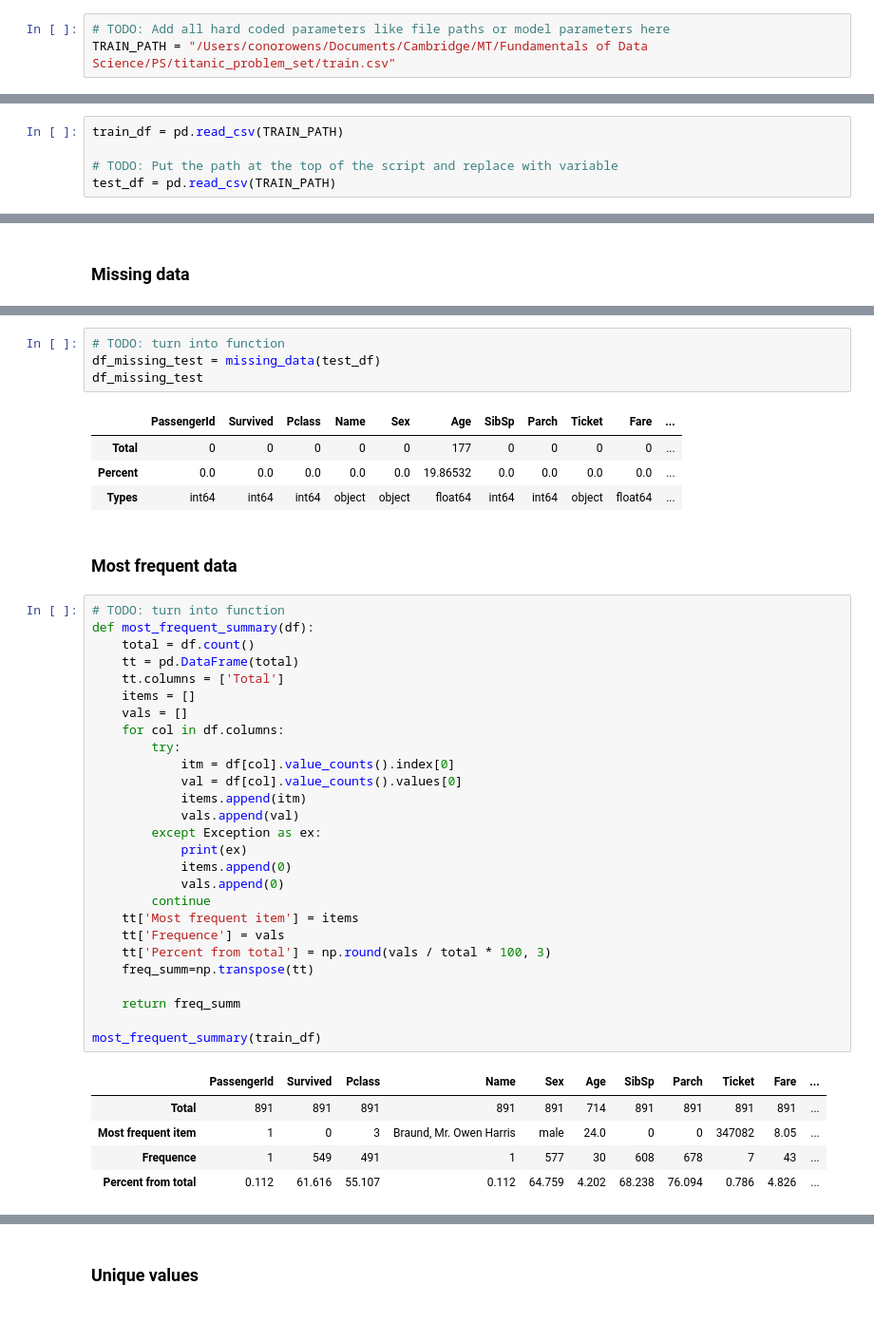
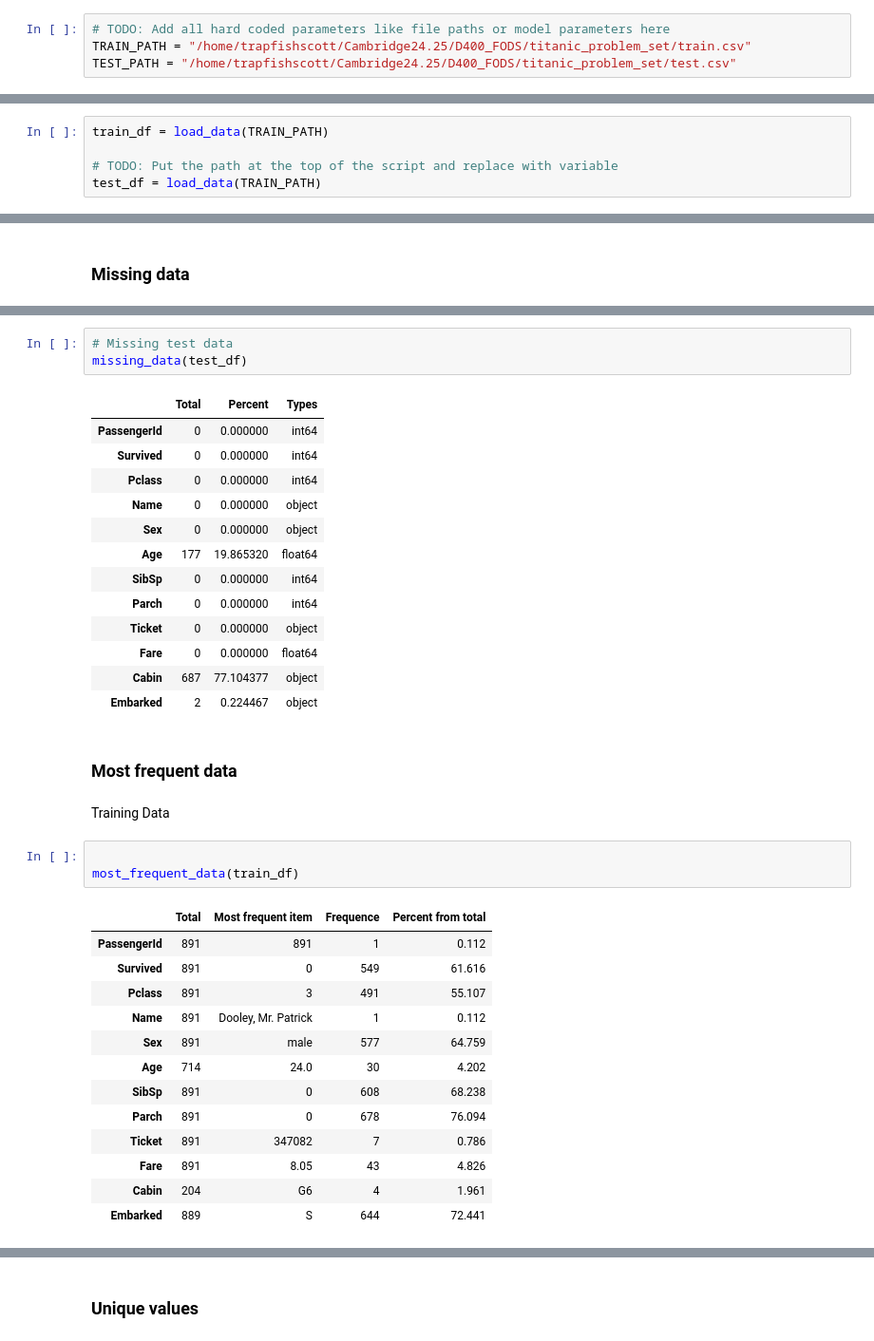
Before and after one commit to cjo51/titanic_problem_set, a Jupyter notebook: Titanic Data Journey.ipynb, the cells around one changed output, grey strips where cells are left out. Shown at 95% size. Cells and saved outputs as stored; diff of their text form.

Commit message:
Added more functions into their respective .py modules

```diff
--- a/Titanic Data Journey.ipynb
+++ b/Titanic Data Journey.ipynb
@@ -20,13 +39,14 @@ from sklearn.ensemble import RandomForestClassifier
 # %%
 # TODO: Add all hard coded parameters like file paths or model parameters here
-TRAIN_PATH = "/Users/conorowens/Documents/Cambridge/MT/Fundamentals of Data Science/PS/titanic_problem_set/train.csv"
+TRAIN_PATH = "/home/trapfishscott/Cambridge24.25/D400_FODS/titanic_problem_set/train.csv"
+TEST_PATH = "/home/trapfishscott/Cambridge24.25/D400_FODS/titanic_problem_set/test.csv"
 # %% [markdown]
 ## Read the data
 # %%
-train_df = pd.read_csv(TRAIN_PATH)
+train_df = load_data(TRAIN_PATH)
 
 # TODO: Put the path at the top of the script and replace with variable
-test_df = pd.read_csv(TRAIN_PATH)
+test_df = load_data(TRAIN_PATH)
 # %% [markdown]
 # Preliminary data inspection
 # %% [markdown]
@@ -146,44 +86,38 @@ df_missing_train
 # %%
-# TODO: turn into function
-df_missing_test = missing_data(test_df)
-df_missing_test
+# Missing test data
+missing_data(test_df)
 # %% [output]
-|  | PassengerId | Survived | Pclass | Name | Sex | Age | SibSp | Parch | Ticket | Fare | ... |
-| Total | 0 | 0 | 0 | 0 | 0 | 177 | 0 | 0 | 0 | 0 | ... |
-| Percent | 0.0 | 0.0 | 0.0 | 0.0 | 0.0 | 19.86532 | 0.0 | 0.0 | 0.0 | 0.0 | ... |
-| Types | int64 | int64 | int64 | object | object | float64 | int64 | int64 | object | float64 | ... |
+|  | Total | Percent | Types |
+| PassengerId | 0 | 0.000000 | int64 |
+| Survived | 0 | 0.000000 | int64 |
+| Pclass | 0 | 0.000000 | int64 |
+| Name | 0 | 0.000000 | object |
+| Sex | 0 | 0.000000 | object |
+| Age | 177 | 19.865320 | float64 |
+| SibSp | 0 | 0.000000 | int64 |
+| Parch | 0 | 0.000000 | int64 |
+| Ticket | 0 | 0.000000 | object |
+| Fare | 0 | 0.000000 | float64 |
+| Cabin | 687 | 77.104377 | object |
+| Embarked | 2 | 0.224467 | object |
 # %% [markdown]
 ### Most frequent data
+# %% [markdown]
+Training Data
 # %%
-# TODO: turn into function
-def most_frequent_summary(df):
-    total = df.count()
-    tt = pd.DataFrame(total)
-    tt.columns = ['Total']
-    items = []
-    vals = []
-    for col in df.columns:
-        try:
-            itm = df[col].value_counts().index[0]
-            val = df[col].value_counts().values[0]
-            items.append(itm)
-            vals.append(val)
-        except Exception as ex:
-            print(ex)
-            items.append(0)
-            vals.append(0)
-        continue
-    tt['Most frequent item'] = items
-    tt['Frequence'] = vals
-    tt['Percent from total'] = np.round(vals / total * 100, 3)
-    freq_summ=np.transpose(tt)
 
-    return freq_summ
-
-most_frequent_summary(train_df)
+most_frequent_data(train_df)
 # %% [output]
-|  | PassengerId | Survived | Pclass | Name | Sex | Age | SibSp | Parch | Ticket | Fare | ... |
-| Total | 891 | 891 | 891 | 891 | 891 | 714 | 891 | 891 | 891 | 891 | ... |
-| Most frequent item | 1 | 0 | 3 | Braund, Mr. Owen Harris | male | 24.0 | 0 | 0 | 347082 | 8.05 | ... |
-| Frequence | 1 | 549 | 491 | 1 | 577 | 30 | 608 | 678 | 7 | 43 | ... |
-| Percent from total | 0.112 | 61.616 | 55.107 | 0.112 | 64.759 | 4.202 | 68.238 | 76.094 | 0.786 | 4.826 | ... |
+|  | Total | Most frequent item | Frequence | Percent from total |
+| PassengerId | 891 | 891 | 1 | 0.112 |
+| Survived | 891 | 0 | 549 | 61.616 |
+| Pclass | 891 | 3 | 491 | 55.107 |
+| Name | 891 | Dooley, Mr. Patrick | 1 | 0.112 |
+| Sex | 891 | male | 577 | 64.759 |
+| Age | 714 | 24.0 | 30 | 4.202 |
+| SibSp | 891 | 0 | 608 | 68.238 |
+| Parch | 891 | 0 | 678 | 76.094 |
+| Ticket | 891 | 347082 | 7 | 0.786 |
+| Fare | 891 | 8.05 | 43 | 4.826 |
+| Cabin | 204 | G6 | 4 | 1.961 |
+| Embarked | 889 | S | 644 | 72.441 |
```
Also changed, not shown: parts of 53 cells of this notebook, 3 other files.
